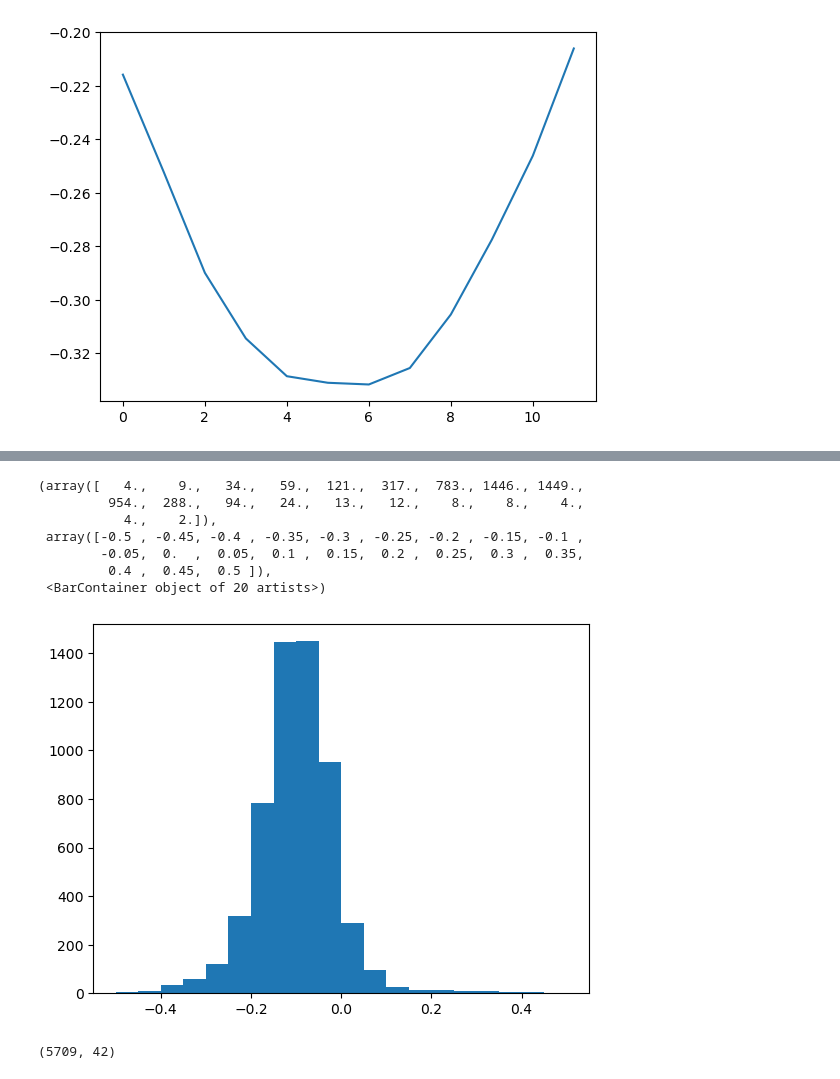
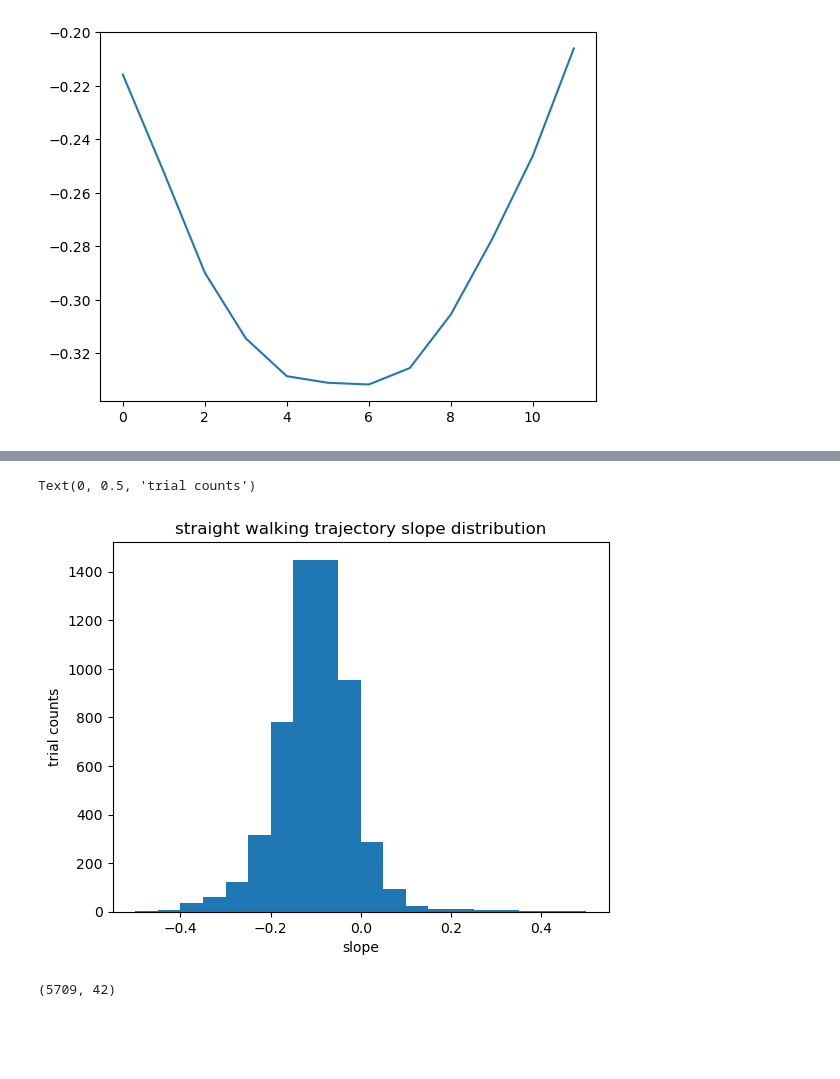
Before and after one commit to Yang2hang/RR_Pose_analysis, a Jupyter notebook: data_analysis/main.ipynb, the cells around one changed output, grey strips where cells are left out. Drawn from its saved outputs; the diff is of its cells as text; code cells hidden in the pictures; blank space fills up the shorter version.

```diff
--- a/data_analysis/main.ipynb
+++ b/data_analysis/main.ipynb
@@ -14,8 +14,8 @@ from sklearn.linear_model import LinearRegression
 from straight_walking_speed import plot_straight_walking_speed
 from os.path import join as oj
 # %%
-animal = 'RRM028'
-session = 'Day130'
+animal = 'RRM026'
+session = 'Day176'
 root_folder = '/Users/yang/Documents/Wilbrecht_Lab/sleap_video/cleaned_preprocessed_data'
 
 '''
@@ -757,15 +736,12 @@ def calculate_slope_intercept(df):
 straight_walking_speed_profiles = calculate_slope_intercept(straight_walking_speed_profiles)
 # %%
 plt.hist(straight_walking_speed_profiles['slope'], bins=20, range=(-0.5, 0.5))
+plt.title('straight walking trajectory slope distribution')
+plt.xlabel('slope')
+plt.ylabel('trial counts')
 # %% [output]
-(array([   4.,    9.,   34.,   59.,  121.,  317.,  783., 1446., 1449.,
-         954.,  288.,   94.,   24.,   13.,   12.,    8.,    8.,    4.,
-           4.,    2.]),
- array([-0.5 , -0.45, -0.4 , -0.35, -0.3 , -0.25, -0.2 , -0.15, -0.1 ,
-        -0.05,  0.  ,  0.05,  0.1 ,  0.15,  0.2 ,  0.25,  0.3 ,  0.35,
-         0.4 ,  0.45,  0.5 ]),
- <BarContainer object of 20 artists>)
+Text(0, 0.5, 'trial counts')
-[figure, old version]
+[figure, new version]
 # %%
 print(straight_walking_speed_profiles.shape)
 straight_walking_speed_profiles.describe()
```
Also changed, not shown: parts of 9 cells of this notebook, 3 other files.
